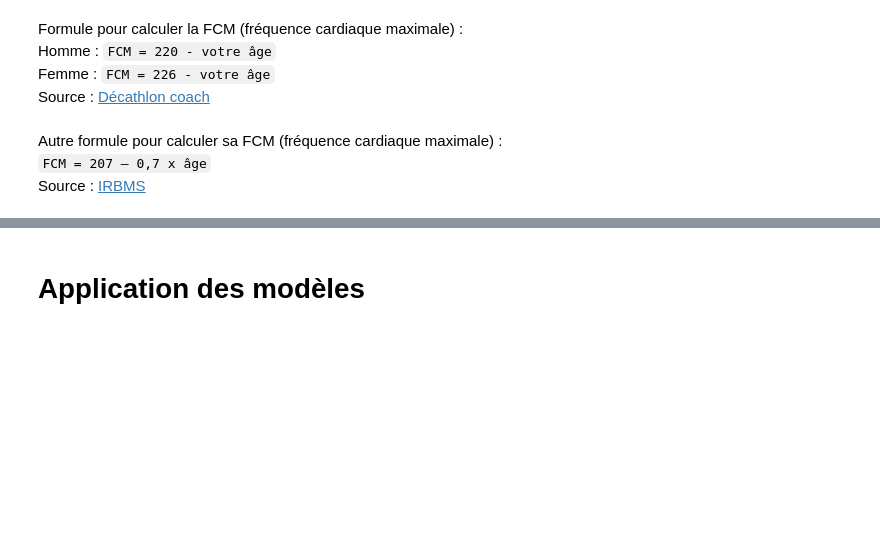
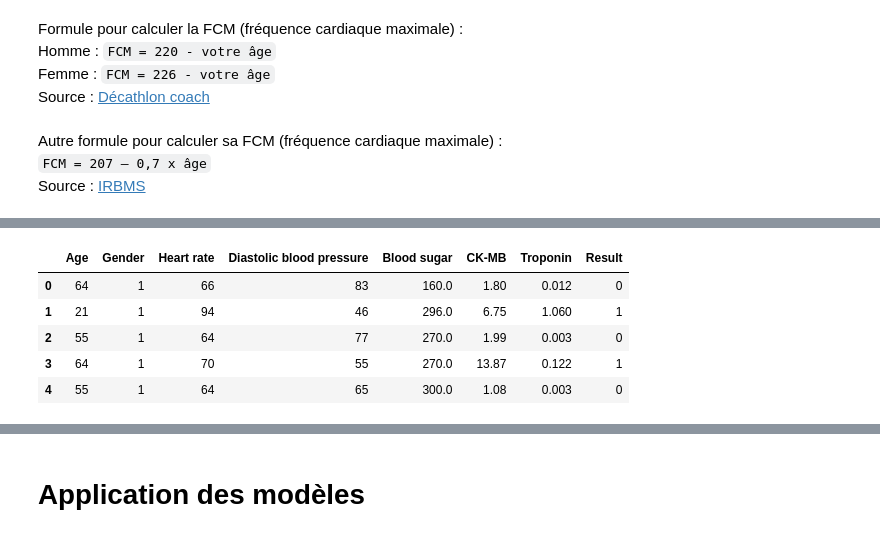
Before and after one commit to PlasmOwO/heart-attack, a Jupyter notebook: heartattackv1bis.ipynb, the cells around one changed output, grey strips where cells are left out. Cells and saved outputs as stored; diff of their text form; code cells hidden in the pictures; blank space fills up the shorter version.

Commit message:
Update heartattackv1bis.ipynb
notebook nettoyé avec les 22 version du jeu de données et shap en commentaire

````diff
--- a/heartattackv1bis.ipynb
+++ b/heartattackv1bis.ipynb
@@ -163,7 +171,3 @@ Source : <a href="https://www.decathloncoach.com/fr/home/advices/advice/frequenc
 Autre formule pour calculer sa FCM (fréquence cardiaque maximale) :
 ```FCM = 207 – 0,7 x âge```
 Source : <a href="https://www.irbms.com/calculer-sa-frequence-cardiaque-pour-un-effort/">IRBMS</a>
-# %%
-#Calculer si les BPM sont possibles
-x_data_2['BPM_possible'] = False
-x_data_2.loc[data['Heart rate']<= 207 - (0.7*x_data_2['Age']), 'BPM_possible'] = True
@@ -181,3 +173,0 @@ data2 = x_data_2.loc[x_data_2['BPM_possible']==True]
-# %%
-data = pd.read_csv("Medicaldataset.csv")
-data.head()
@@ -238,11 +173,0 @@ data_clean.head()
-# %%
-# encodage des variables
-# variable target
-label = preprocessing.LabelEncoder()
-data_clean['Result'] = label.fit_transform(data_clean['Result'])
-
-# variable binaire
-binary = preprocessing.LabelBinarizer()
-data_clean['Gender'] = binary.fit_transform(data_clean['Gender'])
-
-# variables numeriques a faire apres le split ou pas
@@ -250,0 +174,27 @@ data_clean.head()
+# %%
+def preprocess2(data):
+    x_data_2 = data.drop(columns = ['Systolic blood pressure'])
+    #Calculer si les BPM sont possibles
+    x_data_2['BPM_possible'] = False
+    x_data_2.loc[x_data_2['Heart rate']<= 207 - (0.7*x_data_2['Age']), 'BPM_possible'] = True
+    x_data_2.loc[x_data_2['BPM_possible'] == False]
+    data2 = x_data_2.loc[x_data_2['BPM_possible']==True]
+
+    label = preprocessing.LabelEncoder()
+    data2['Result'] = label.fit_transform(data2['Result'])
+    # variable binaire
+    binary = preprocessing.LabelBinarizer()
+    data2['Gender'] = binary.fit_transform(data2['Gender'])
+
+
+    return(data2.drop('BPM_possible',axis=1))
+# %%
+data_clean2 = preprocess2(data)
+data_clean2.head()
+# %% [output]
+|  | Age | Gender | Heart rate | Diastolic blood pressure | Blood sugar | CK-MB | Troponin | Result |
+| 0 | 64 | 1 | 66 | 83 | 160.0 | 1.80 | 0.012 | 0 |
+| 1 | 21 | 1 | 94 | 46 | 296.0 | 6.75 | 1.060 | 1 |
+| 2 | 55 | 1 | 64 | 77 | 270.0 | 1.99 | 0.003 | 0 |
+| 3 | 64 | 1 | 70 | 55 | 270.0 | 13.87 | 0.122 | 1 |
+| 4 | 55 | 1 | 64 | 65 | 300.0 | 1.08 | 0.003 | 0 |
````
Also changed, not shown: parts of 37 cells of this notebook.
